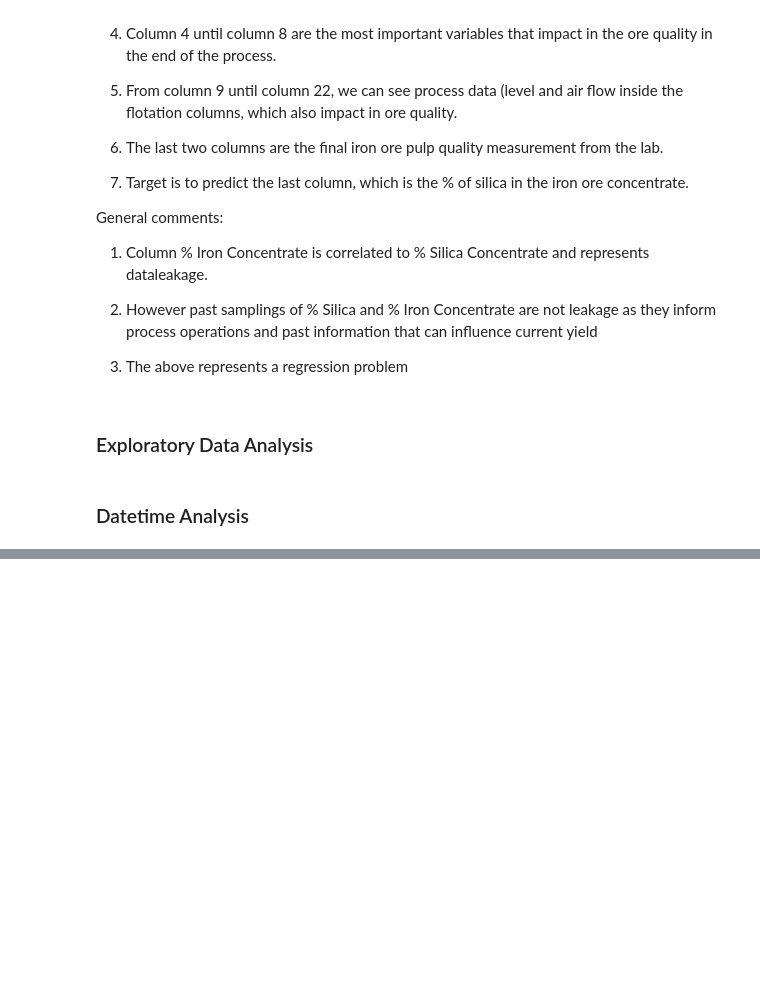
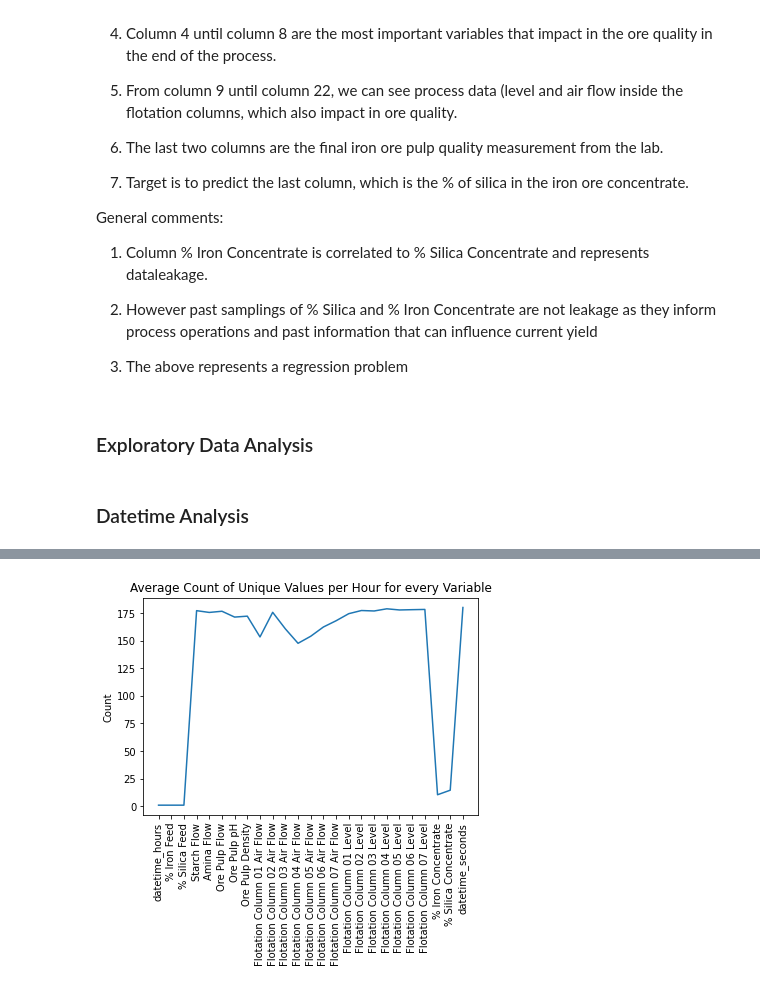
Before and after one commit to jesseparvess/geohack, a Jupyter notebook: notebooks/exploratory_data_analysis/[1.0]-[jp]-[exploratory_data_analysis]-[final].ipynb, the cells around one changed output, grey strips where cells are left out. Drawn from its saved outputs; the diff is of its cells as text; code cells hidden in the pictures; blank space fills up the shorter version.

```diff
--- a/notebooks/exploratory_data_analysis/[1.0]-[jp]-[exploratory_data_analysis]-[final].ipynb
+++ b/notebooks/exploratory_data_analysis/[1.0]-[jp]-[exploratory_data_analysis]-[final].ipynb
@@ -34,7 +37,7 @@ General comments:
 
 3. The above represents a regression problem
 # %%
-df = pd.read_csv('../../data/raw/miningprocess_flotation_plant_database.csv.zip')
+df = pd.read_csv('../../data/raw/miningprocess_flotation_plant_database.csv.zip',parse_dates=['date'] )
 # %% [markdown]
 ### Exploratory Data Analysis
 # %%
@@ -89,0 +140,8 @@ df = pd.read_csv('../../data/raw/miningprocess_flotation_plant_database.csv.zip'
+# %%
+# create lists from both the hours series and the new datetime index
+
+hours_list = hours.index.format()
+
+print(hours_list[:5])
+
+seconds_list = date_range.format()
@@ -89,0 +151,12 @@ df = pd.read_csv('../../data/raw/miningprocess_flotation_plant_database.csv.zip'
+# %%
+new_index = []
+
+for idx in seconds_list:
+
+    if (idx[:13] + ':00:00') in hours_list:
+
+        new_index.append(idx)
+
+#remove the one missing interval within the hour which we found earlier using the counts
+
+new_index.remove('2017-04-10 00:00:00')
@@ -89,0 +184,8 @@ df = pd.read_csv('../../data/raw/miningprocess_flotation_plant_database.csv.zip'
+# %%
+df['datetime_seconds'] = new_index
+
+# df = df.loc[:, df.columns[:-1]]
+
+df.rename(columns={'date': 'datetime_hours'}, inplace=True)
+
+df.head()
@@ -89,0 +200,14 @@ df = pd.read_csv('../../data/raw/miningprocess_flotation_plant_database.csv.zip'
+# %%
+unique_avg = []
+
+for col in df.columns:
+
+    unique_avg.append(df.groupby('datetime_hours').apply(lambda x: len(x[col].unique())).mean())
+
+plt.plot(np.arange(len(unique_avg)), unique_avg)
+plt.title('Average Count of Unique Values per Hour for every Variable')
+plt.ylabel('Count')
+plt.xticks(list(range(len(unique_avg))), list(df.columns), rotation='vertical')
+plt.show()
+# %% [output]
+[figure, added]
```
Also changed, not shown: parts of 9 cells of this notebook.
